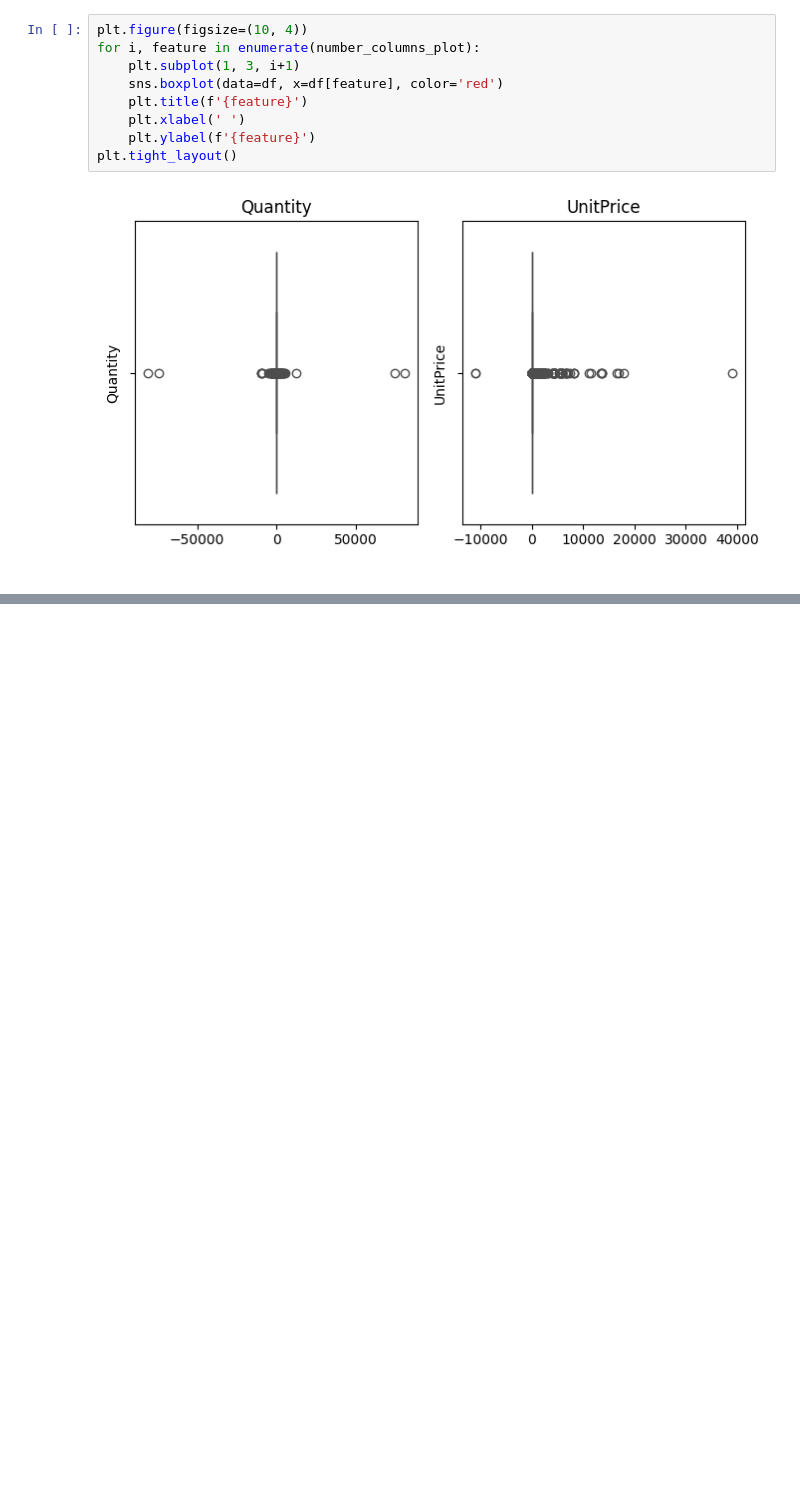
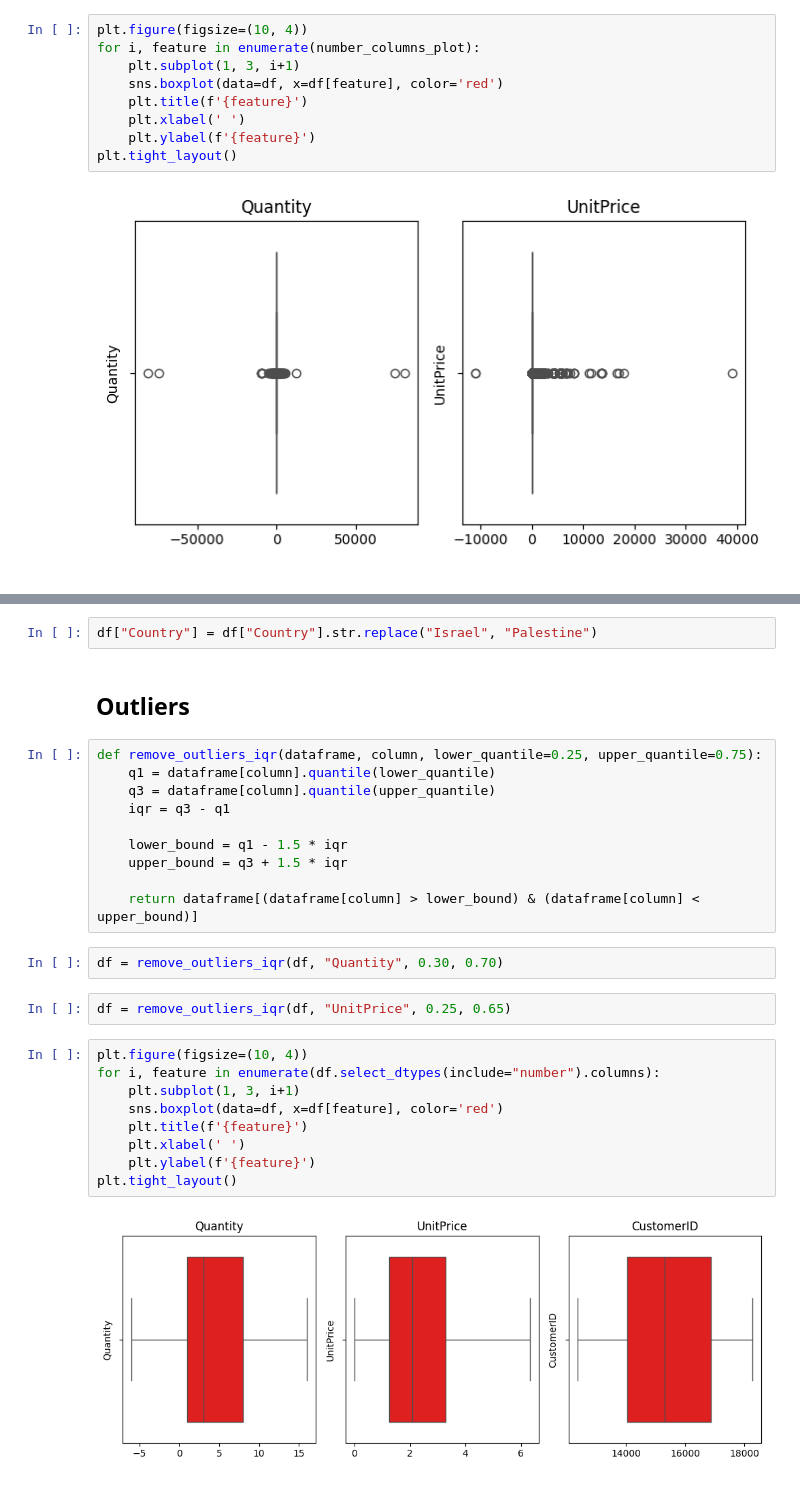
Before and after one commit to aliasgharmirhshai/Customer_Segmentation_Clustering, a Jupyter notebook: notebooks/main.ipynb, the cells around one changed output, grey strips where cells are left out. Saved outputs shown, nothing was run; the diff lists cells and outputs as text; blank space fills up the shorter version.

Commit message:
🧹 feat: clean dataset by removing duplicates, handling outliers, encoding features, and dropping missing values

```diff
--- a/notebooks/main.ipynb
+++ b/notebooks/main.ipynb
@@ -146,0 +159,29 @@ plt.tight_layout()
+# %%
+df["Country"] = df["Country"].str.replace("Israel", "Palestine")
+# %% [markdown]
+## Outliers
+# %%
+def remove_outliers_iqr(dataframe, column, lower_quantile=0.25, upper_quantile=0.75):
+    q1 = dataframe[column].quantile(lower_quantile)
+    q3 = dataframe[column].quantile(upper_quantile)
+    iqr = q3 - q1
+
+    lower_bound = q1 - 1.5 * iqr
+    upper_bound = q3 + 1.5 * iqr
+
+    return dataframe[(dataframe[column] > lower_bound) & (dataframe[column] < upper_bound)]
+# %%
+df = remove_outliers_iqr(df, "Quantity", 0.30, 0.70)
+# %%
+df = remove_outliers_iqr(df, "UnitPrice", 0.25, 0.65)
+# %%
+plt.figure(figsize=(10, 4))
+for i, feature in enumerate(df.select_dtypes(include="number").columns):
+    plt.subplot(1, 3, i+1)
+    sns.boxplot(data=df, x=df[feature], color='red')
+    plt.title(f'{feature}')
+    plt.xlabel(' ')
+    plt.ylabel(f'{feature}')
+plt.tight_layout()
+# %% [output]
+[figure, added]
```
Also changed, not shown: parts of 12 cells of this notebook.
